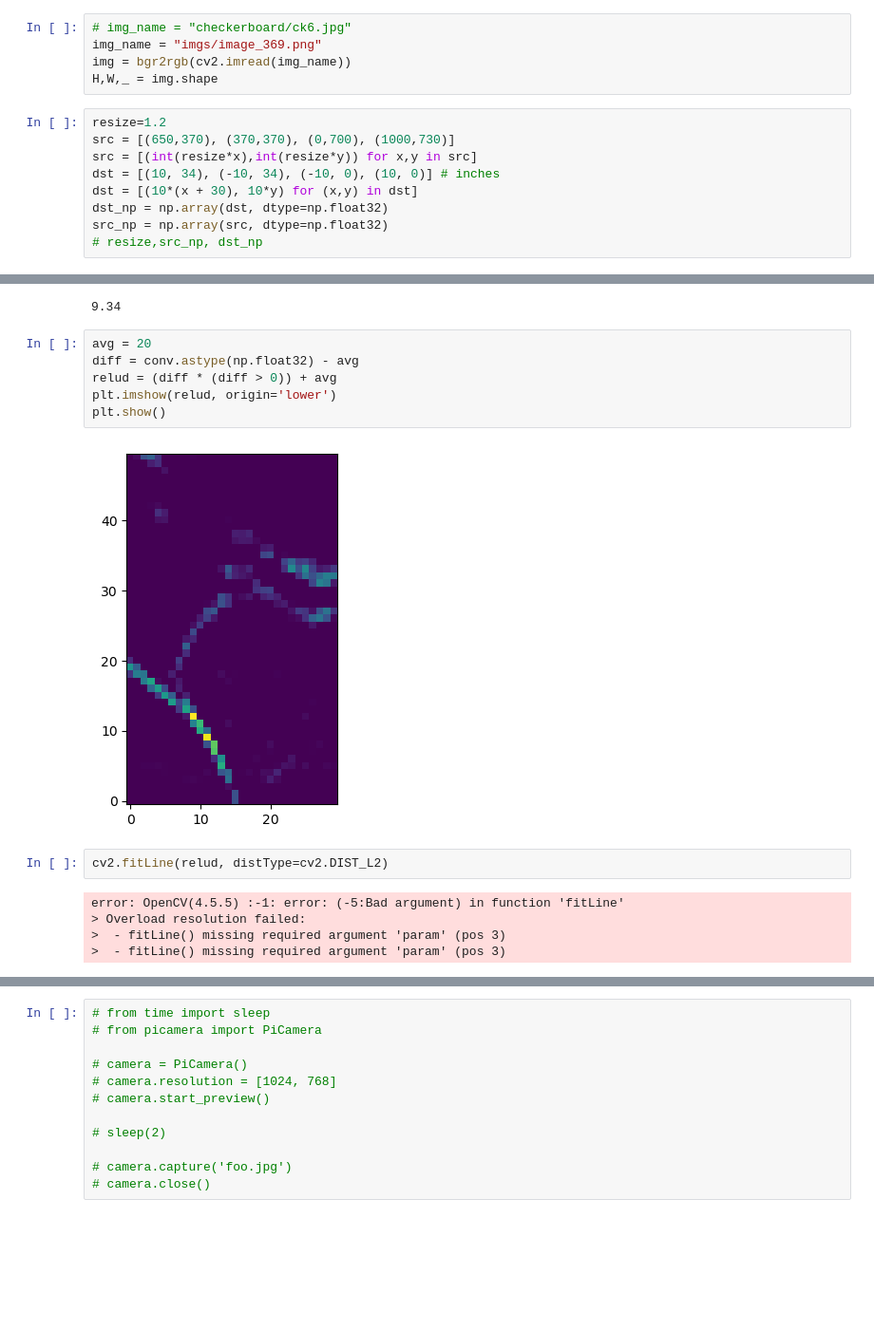
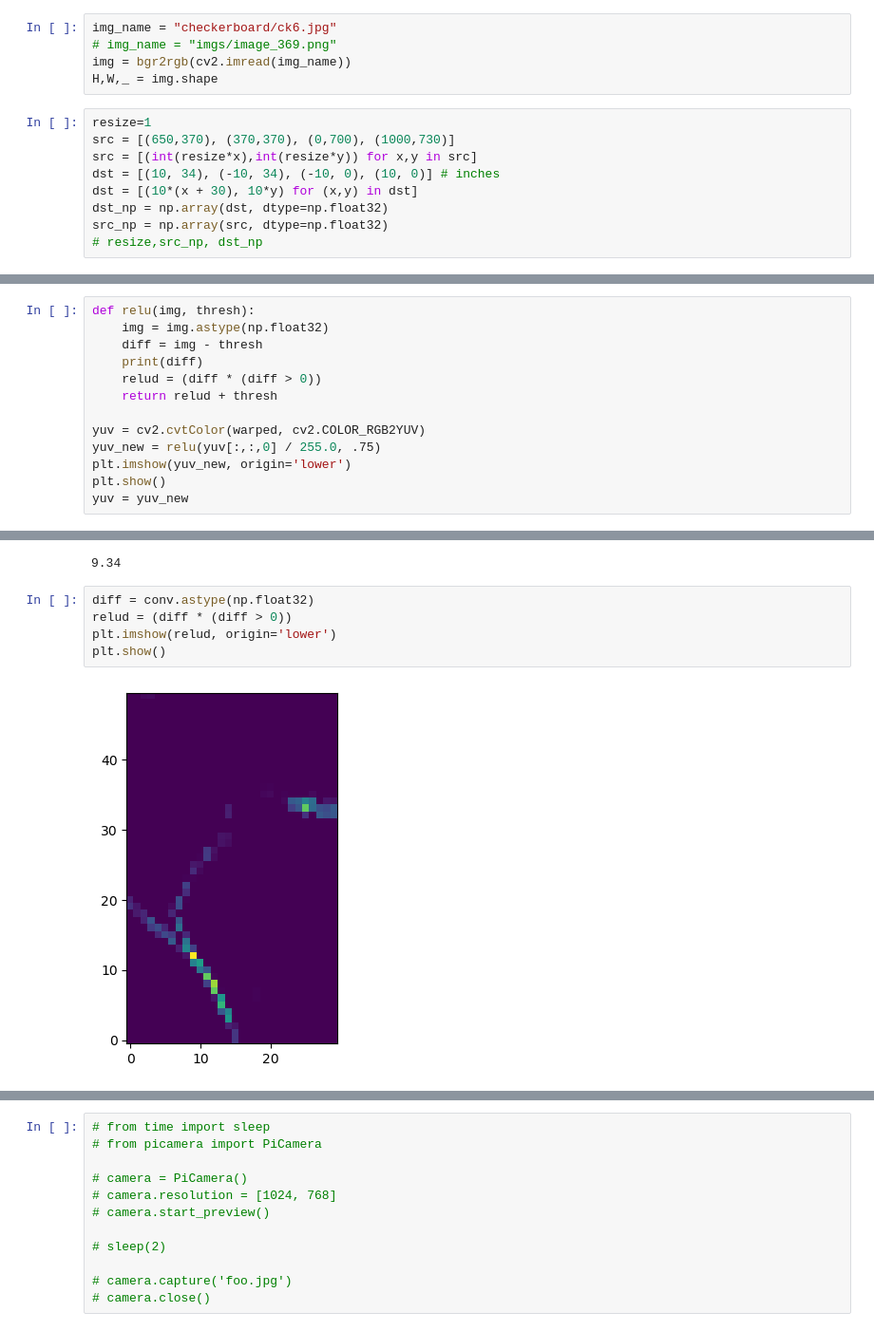
Before and after one commit to atomicapple0/mobots-2023, a Jupyter notebook: processing.ipynb, the cells around one changed output, grey strips where cells are left out. Shown at 95% size. Drawn from its saved outputs; the diff is of its cells as text; blank space fills up the shorter version.

```diff
--- a/processing.ipynb
+++ b/processing.ipynb
@@ -28,12 +31,12 @@ plt.show()
 # %% [output]
 [figure]
 # %%
-# img_name = "checkerboard/ck6.jpg"
-img_name = "imgs/image_369.png"
+img_name = "checkerboard/ck6.jpg"
+# img_name = "imgs/image_369.png"
 img = bgr2rgb(cv2.imread(img_name))
 H,W,_ = img.shape
 # %%
-resize=1.2
+resize=1
 src = [(650,370), (370,370), (0,700), (1000,730)]
 src = [(int(resize*x),int(resize*y)) for x,y in src]
 dst = [(10, 34), (-10, 34), (-10, 0), (10, 0)] # inches
@@ -73,0 +105,13 @@ yuv = yuv[:,:,0]
+# %%
+def relu(img, thresh):
+    img = img.astype(np.float32)
+    diff = img - thresh
+    print(diff)
+    relud = (diff * (diff > 0))
+    return relud + thresh
+
+yuv = cv2.cvtColor(warped, cv2.COLOR_RGB2YUV)
+yuv_new = relu(yuv[:,:,0] / 255.0, .75)
+plt.imshow(yuv_new, origin='lower')
+plt.show()
+yuv = yuv_new
@@ -97,17 +160,9 @@ avg
 # %% [output]
 9.34
 # %%
-avg = 20
-diff = conv.astype(np.float32) - avg
-relud = (diff * (diff > 0)) + avg
+diff = conv.astype(np.float32)
+relud = (diff * (diff > 0))
 plt.imshow(relud, origin='lower')
 plt.show()
 # %% [output]
-[figure, old version]
+[figure, new version]
-# %%
-cv2.fitLine(relud, distType=cv2.DIST_L2)
-# %% [output]
-error: OpenCV(4.5.5) :-1: error: (-5:Bad argument) in function 'fitLine'
-> Overload resolution failed:
->  - fitLine() missing required argument 'param' (pos 3)
->  - fitLine() missing required argument 'param' (pos 3)
```
Also changed, not shown: parts of 37 cells of this notebook, 20 other files.
